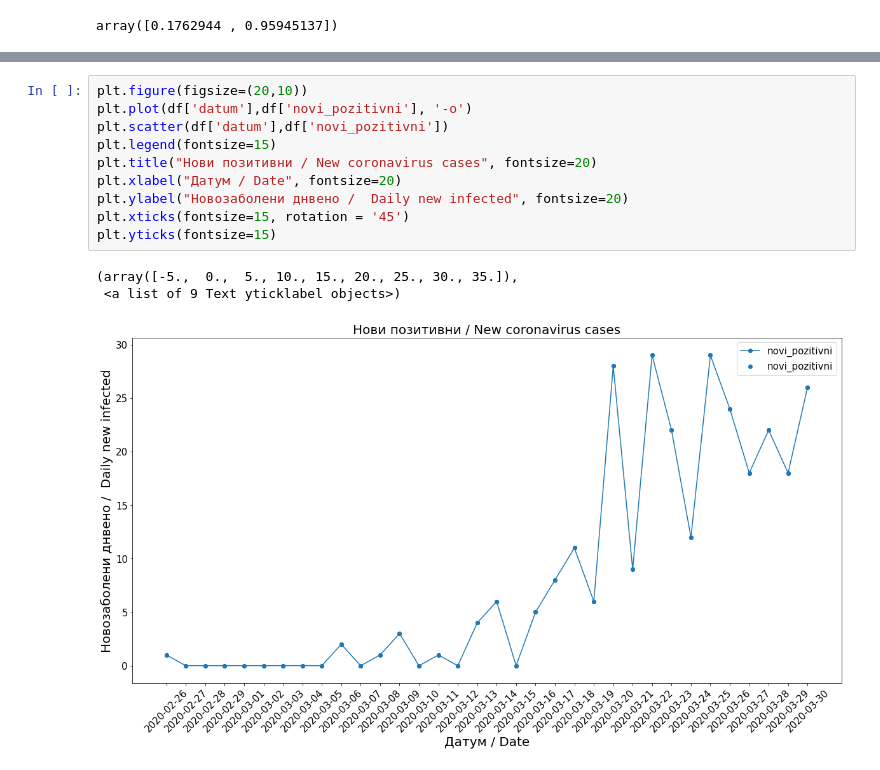
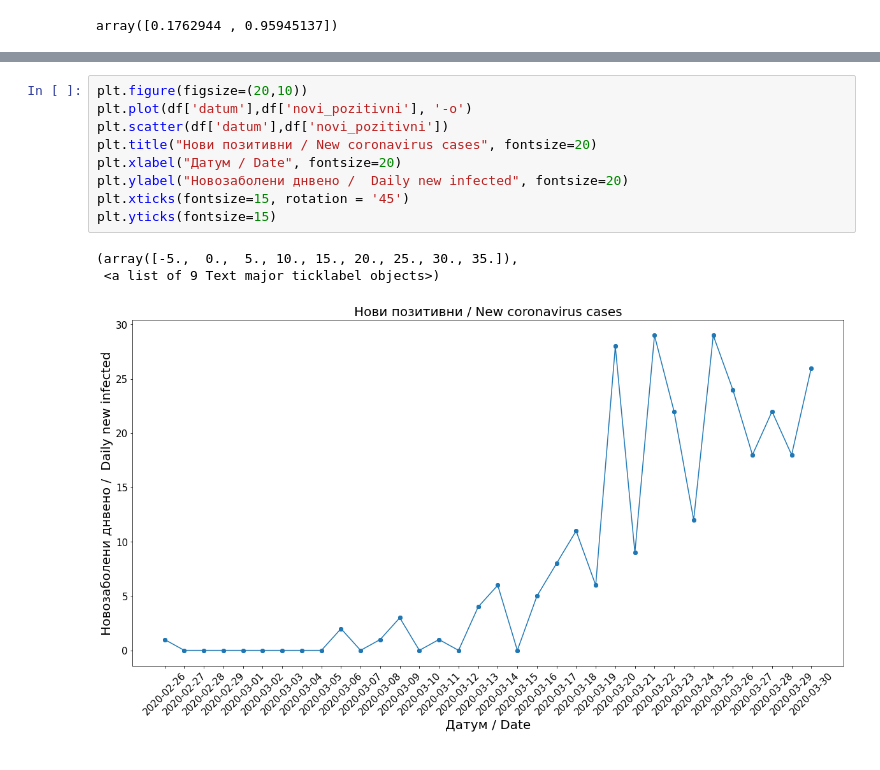
Before and after one commit to Sinisha12/ML_DL, a Jupyter notebook: corona/Covid_19_curves.ipynb, the cells around one changed output, grey strips where cells are left out. Drawn from its saved outputs; the diff is of its cells as text.

```diff
--- a/corona/Covid_19_curves.ipynb
+++ b/corona/Covid_19_curves.ipynb
@@ -95,17 +95,16 @@ plt.yticks(fontsize=15)
 # %%
 plt.figure(figsize=(20,10))
 plt.plot(df['datum'],df['novi_pozitivni'], '-o')
 plt.scatter(df['datum'],df['novi_pozitivni'])
-plt.legend(fontsize=15)
 plt.title("Нови позитивни / New coronavirus cases", fontsize=20)
 plt.xlabel("Датум / Date", fontsize=20)
 plt.ylabel("Новозаболени днвено /  Daily new infected", fontsize=20)
 plt.xticks(fontsize=15, rotation = '45')
 plt.yticks(fontsize=15)
 # %% [output]
 (array([-5.,  0.,  5., 10., 15., 20., 25., 30., 35.]),
- <a list of 9 Text yticklabel objects>)
+ <a list of 9 Text major ticklabel objects>)
-[figure, old version]
+[figure, new version]
 # %%
 plt.figure(figsize=(20,10))
 plt.plot(df['datum'],df['active'], '-o')
```
Also changed, not shown: parts of 7 cells of this notebook.
